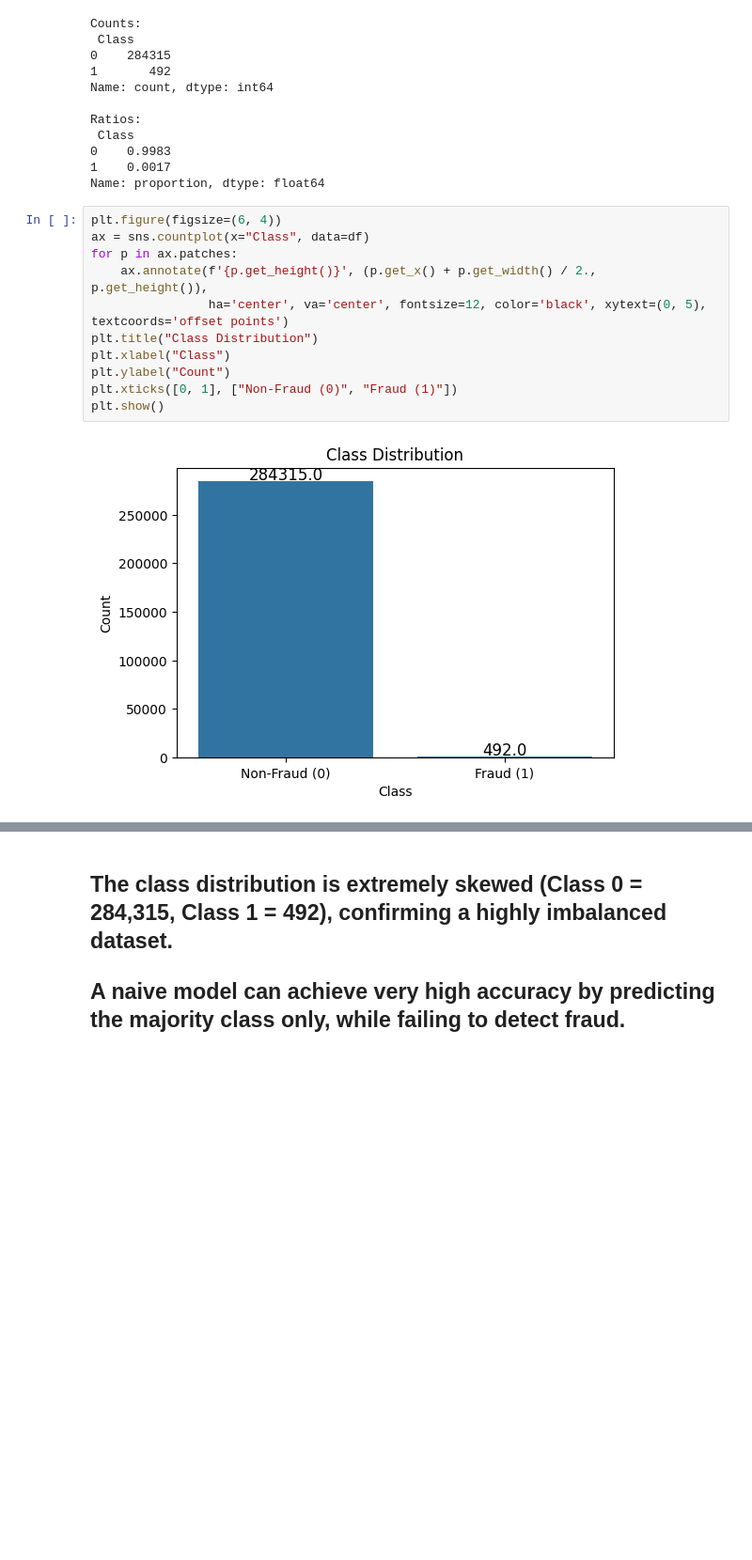
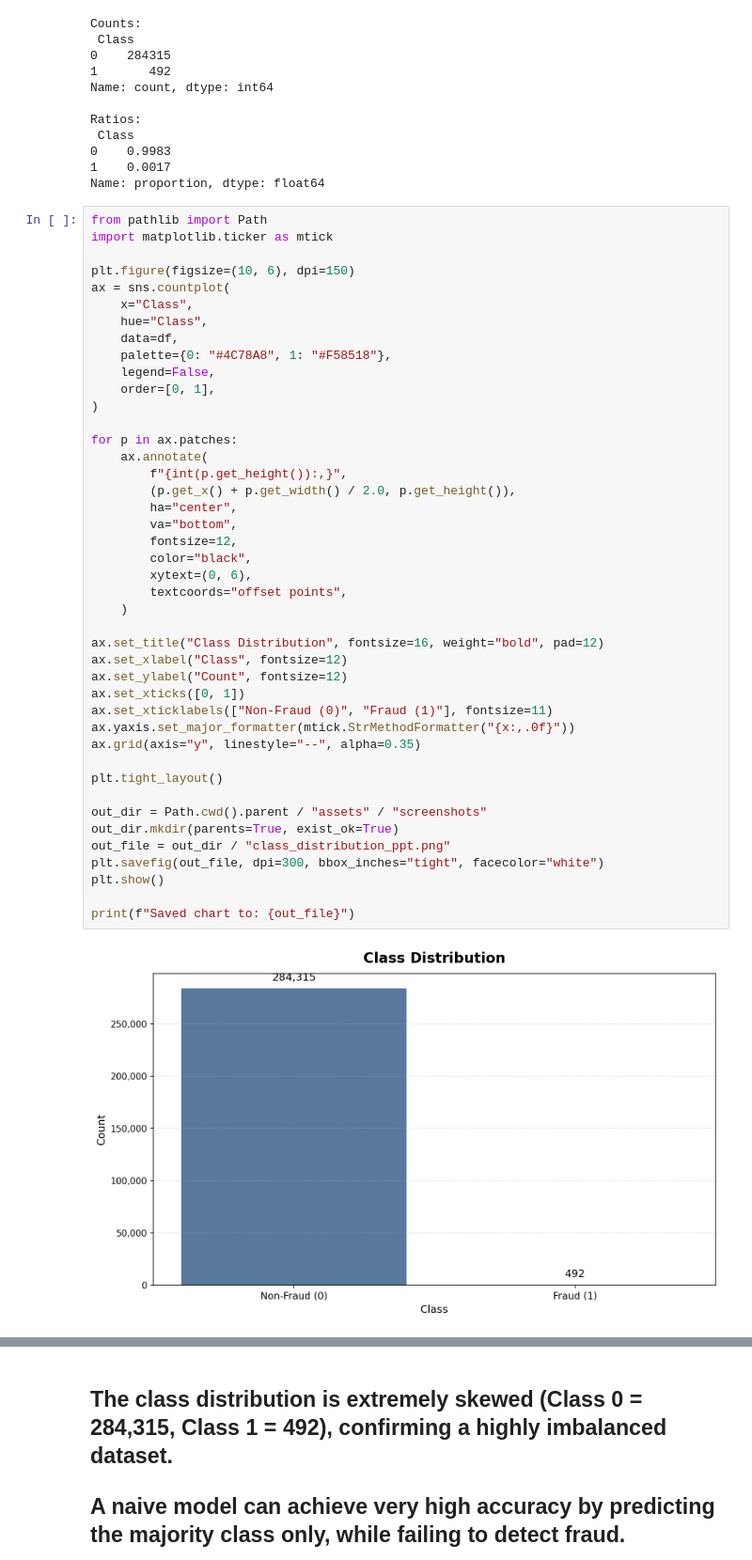
Before and after one commit to AamirAhmed21/Accuracy-Paradox, a Jupyter notebook: Notebook/explore.ipynb, the cells around one changed output, grey strips where cells are left out. Shown at 94% size. Cells and saved outputs as stored; diff of their text form; blank space fills up the shorter version.

```diff
--- a/Notebook/explore.ipynb
+++ b/Notebook/explore.ipynb
@@ -46,15 +46,47 @@ Ratios:
 1    0.0017
 Name: proportion, dtype: float64
 # %%
-plt.figure(figsize=(6, 4))
-ax = sns.countplot(x="Class", data=df)
+from pathlib import Path
+import matplotlib.ticker as mtick
+
+plt.figure(figsize=(10, 6), dpi=150)
+ax = sns.countplot(
+    x="Class",
+    hue="Class",
+    data=df,
+    palette={0: "#4C78A8", 1: "#F58518"},
+    legend=False,
+    order=[0, 1],
+)
+
 for p in ax.patches:
-    ax.annotate(f'{p.get_height()}', (p.get_x() + p.get_width() / 2., p.get_height()),
-                ha='center', va='center', fontsize=12, color='black', xytext=(0, 5), textcoords='offset points')
-plt.title("Class Distribution")
-plt.xlabel("Class")
-plt.ylabel("Count")
-plt.xticks([0, 1], ["Non-Fraud (0)", "Fraud (1)"])
+    ax.annotate(
+        f"{int(p.get_height()):,}",
+        (p.get_x() + p.get_width() / 2.0, p.get_height()),
+        ha="center",
+        va="bottom",
+        fontsize=12,
+        color="black",
+        xytext=(0, 6),
+        textcoords="offset points",
+    )
+
+ax.set_title("Class Distribution", fontsize=16, weight="bold", pad=12)
+ax.set_xlabel("Class", fontsize=12)
+ax.set_ylabel("Count", fontsize=12)
+ax.set_xticks([0, 1])
+ax.set_xticklabels(["Non-Fraud (0)", "Fraud (1)"], fontsize=11)
+ax.yaxis.set_major_formatter(mtick.StrMethodFormatter("{x:,.0f}"))
+ax.grid(axis="y", linestyle="--", alpha=0.35)
+
+plt.tight_layout()
+
+out_dir = Path.cwd().parent / "assets" / "screenshots"
+out_dir.mkdir(parents=True, exist_ok=True)
+out_file = out_dir / "class_distribution_ppt.png"
+plt.savefig(out_file, dpi=300, bbox_inches="tight", facecolor="white")
 plt.show()
+
+print(f"Saved chart to: {out_file}")
 # %% [output]
-[figure, old version]
+[figure, new version]
```
Also changed, not shown: parts of 3 cells of this notebook, 6 other files.
